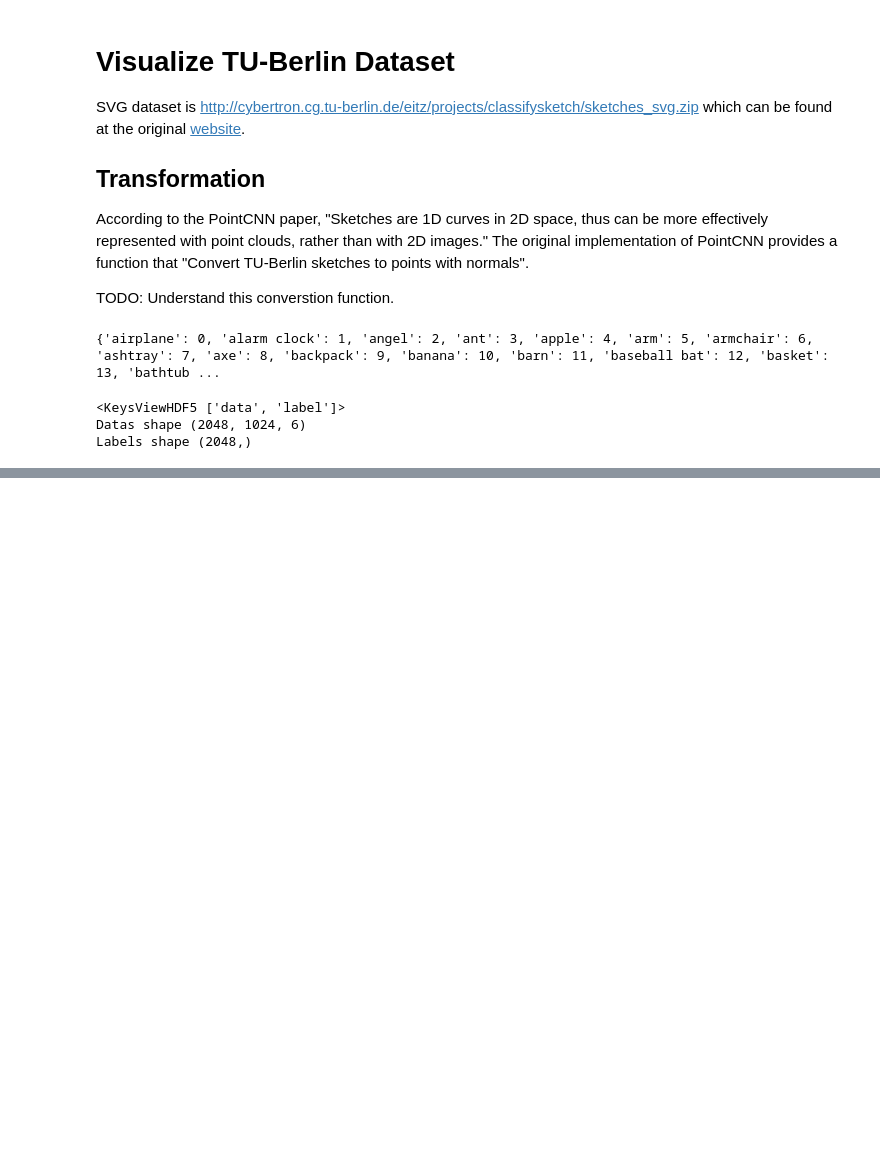
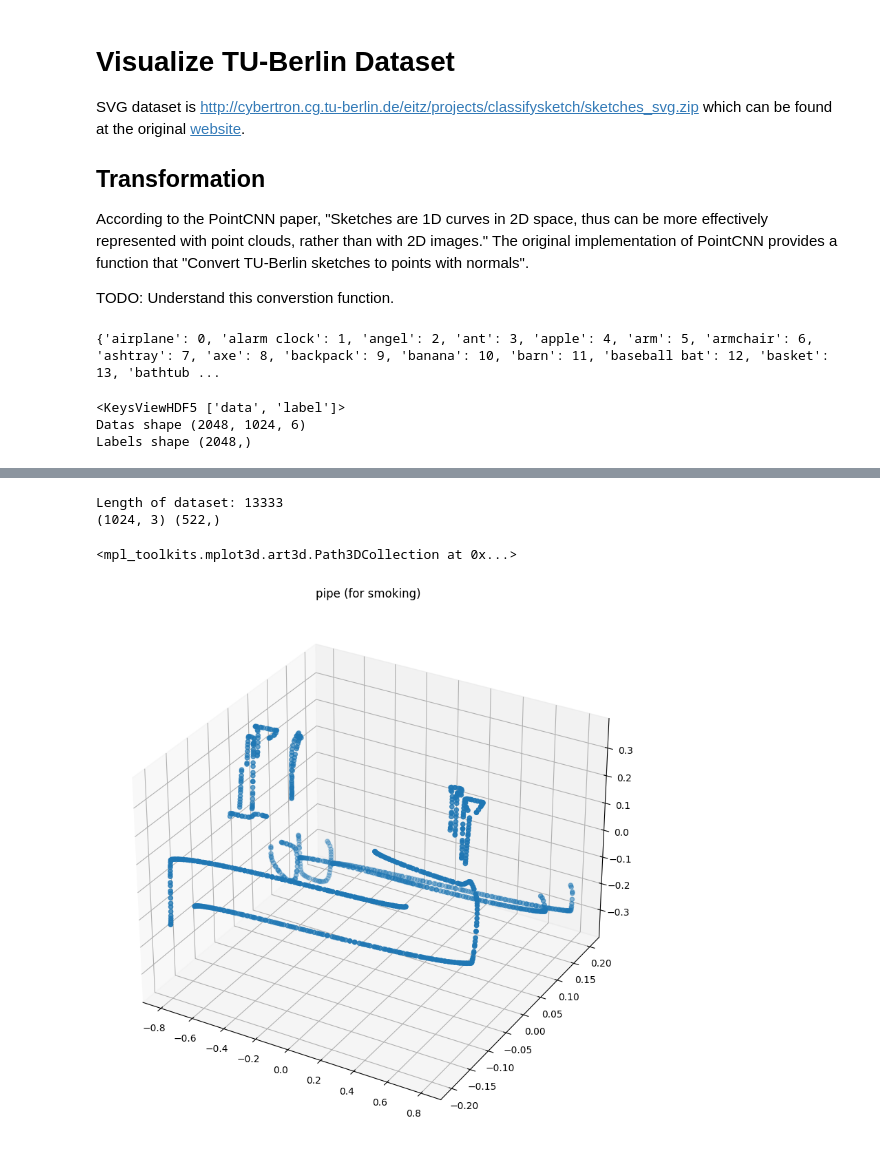
Before and after one commit to AkaCoder404/3DNN, a Jupyter notebook: vis_tu_berlin.ipynb, the cells around one changed output, grey strips where cells are left out. Cells and saved outputs as stored; diff of their text form; code cells hidden in the pictures; blank space fills up the shorter version.

Commit message:
dataloader for tuberlin

```diff
--- a/vis_tu_berlin.ipynb
+++ b/vis_tu_berlin.ipynb
@@ -89,0 +92,11 @@ plt.show()
+# %%
+import importlib
+import custom_datasets
+importlib.reload(custom_datasets)
+from torch.utils.data import DataLoader
+from custom_datasets import TUBerlinDataLoader
+
+# Load the dataset
+dataset_path = "./data/tu_berlin"
+dataset = TUBerlinDataLoader(dataset_path, num_point=1024, split='train')
+dataset_loader = DataLoader(dataset, batch_size=32, shuffle=True, num_workers=4)
@@ -89,0 +121,18 @@ plt.show()
+# %%
+print(f"Length of dataset: {len(dataset)}")
+print(f"Length of dataset_loader: {len(dataset_loader)}")
+
+# Get an item
+item = 7
+point_cloud, label = dataset[item]
+print(point_cloud.shape, label.shape)
+X, Y, Z = point_cloud[:, 0], point_cloud[:, 1], point_cloud[:, 2]
+
+fig, ax = plt.subplots(1, 1, subplot_kw={'projection': '3d'}, figsize=(10, 10))
+plt.title(idx_classes[label[0]])
+ax.scatter(X, Y, Z)
+# %% [output]
+Length of dataset: 13333
+(1024, 3) (522,)
+<mpl_toolkits.mplot3d.art3d.Path3DCollection at 0x...>
+[figure, added]
```
Also changed, not shown: parts of 7 cells of this notebook, 9 other files.
